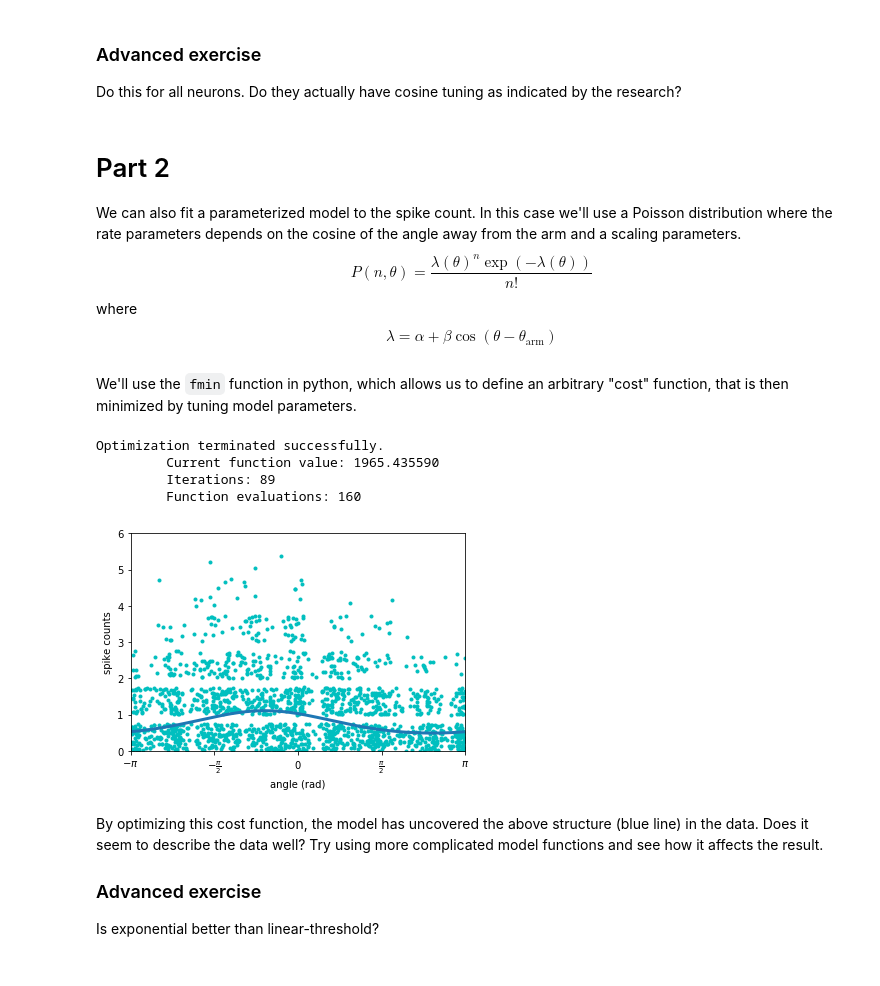
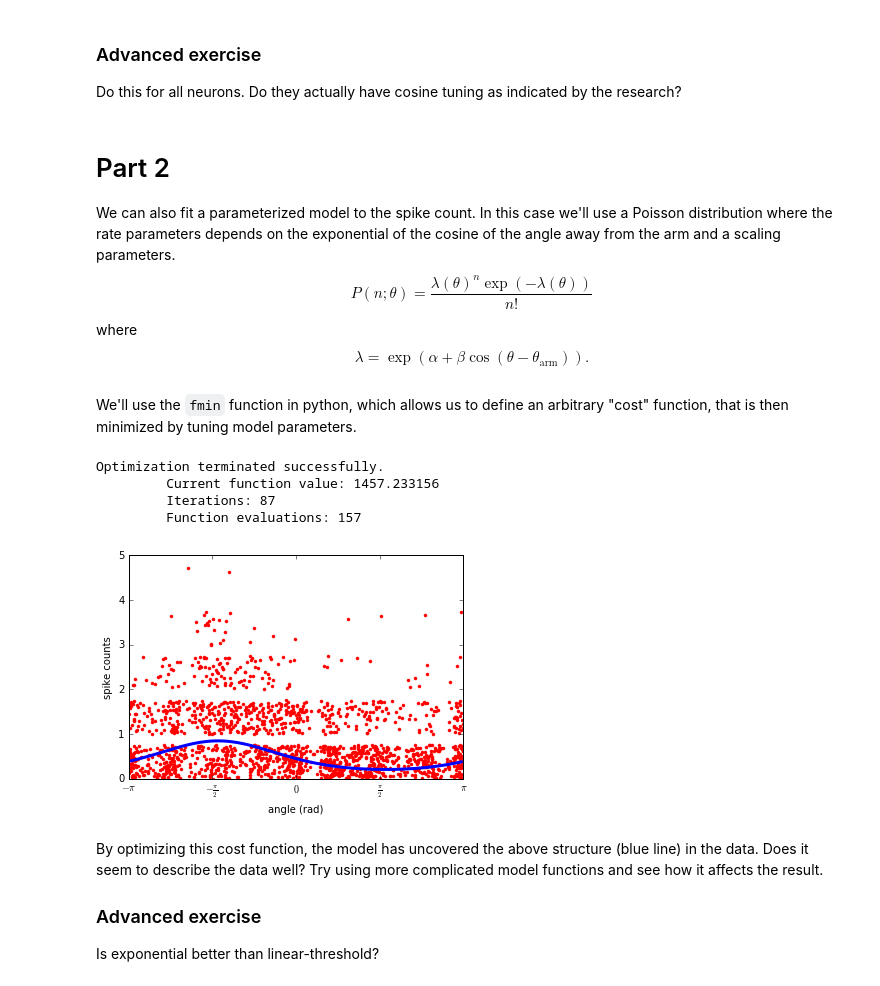
Before and after one commit to TarrySingh/Artificial-Intelligence-Deep-Learning-Machine-Learning-Tutorials, a Jupyter notebook: neurophysics-neuroscience/python/modeling/modeling_data.ipynb, the cells around one changed output. Cells and saved outputs as stored; diff of their text form; code cells hidden in the pictures.

```diff
--- a/neurophysics-neuroscience/python/modeling/modeling_data.ipynb
+++ b/neurophysics-neuroscience/python/modeling/modeling_data.ipynb
@@ -10,30 +10,30 @@ import opencourse.konrad_funcs as kf
 Modeling data involves using observed datapoints to try to make a more general description of patterns that we see. It can be useful to describe the trajectory of a neuron's behavior in time, or to describe the relationship between two variables. Here we will cover the basics of modeling, as well as how we can investigate variability in data and how it affects modeling results.
 # %%
 # Load data and pull out important values
-data = si.loadmat('../data/StevensonV2.mat')
+data = si.loadmat('../../data/StevensonV2.mat')
 
-handVel = data['handVel']
-handPos = data['handPos']
+# Only keep x, y dimensions, transpose to (trials, dims)
+hand_vel = data['handVel'][:2].T
+hand_pos = data['handPos'][:2].T
+# (neurons, trials)
 spikes = data['spikes']
-time = data['time']
 # %%
 # Remove all times where speeds are very slow
 threshold = .015
-isGood = np.where((handVel[0, :]**2 + handVel[1, :]**2) > threshold)[0]
-handVel = handVel[:2,][:, isGood]
-handPos = handPos[:2][:, isGood]
-spikes = spikes[:, isGood]
-time = time.squeeze()[isGood]
-angle = np.arctan2(handVel[0, :], handVel[1, :])
+is_good = np.where(np.linalg.norm(hand_vel, axis=1)**2 > threshold)[0]
+hand_vel = hand_vel[is_good]
+hand_pos = hand_pos[is_good]
+spikes = spikes[:, is_good]
+angle = np.arctan2(hand_vel[:, 0], hand_vel[:, 1])
 # %% [markdown]
 # Part 1
 Plot the spike counts as a function of angle. A small amount of meaningless vertical noise has been added to make visualation easier.
 # %%
 # Plot Raw Data
-nNeuron = 0
+nNeuron = 193
 fig, ax = plt.subplots()
 spikes_noisy = spikes[nNeuron] + 0.75 * np.random.rand(spikes[nNeuron].shape[0])
 max_s = spikes[nNeuron].max()+1
-ax.plot(angle, spikes_noisy, 'c.')
-kf.format_plot(ax, max_s)
+ax.plot(angle, spikes_noisy, 'r.')
+md.format_plot(ax, max_s)
 # %% [output]
@@ -104,10 +104,10 @@ kf.format_plot(ax, max_s)
 Do this for all neurons. Do they actually have cosine tuning as indicated by the research?
 # %% [markdown]
 # Part 2
-We can also fit a parameterized model to the spike count. In this case we'll use a Poisson distribution where the rate parameters depends on the cosine of the angle away from the arm and a scaling parameters.
-$$P(n, \theta) = \frac{\lambda(\theta)^n\exp(-\lambda(\theta))}{n!}$$
+We can also fit a parameterized model to the spike count. In this case we'll use a Poisson distribution where the rate parameters depends on the exponential of the cosine of the angle away from the arm and a scaling parameters.
+$$P(n; \theta) = \frac{\lambda(\theta)^n\exp(-\lambda(\theta))}{n!}$$
 where
-$$\lambda = \alpha+\beta\cos(\theta-\theta_\text{arm})$$
+$$\lambda = \exp\left(\alpha+\beta\cos(\theta-\theta_\text{arm})\right).$$
 # %%
 # This package allows us to perform optimizations
 from scipy import optimize as opt
@@ -115,22 +115,22 @@ from scipy import optimize as opt
 We'll use the `fmin` function in python, which allows us to define an arbitrary "cost" function, that is then minimized by tuning model parameters.
 # %%
 initial_guess=  [.8, 0.1, 4]
-params = opt.fmin(kf.evaluateScoreCosExp, initial_guess,
+params = opt.fmin(md.evaluate_score_ExpCos, initial_guess,
                   args=(spikes[nNeuron, :], angle))
 # %% [output]
 Optimization terminated successfully.
-         Current function value: 1965.435590
-         Iterations: 89
-         Function evaluations: 160
+         Current function value: 1457.233156
+         Iterations: 87
+         Function evaluations: 157
 # %%
 plt_angle = np.arange(-np.pi, np.pi, np.pi / 80.)
 out = np.exp(params[0] + params[1] * np.cos(plt_angle - params[2]))
 fig, ax = plt.subplots()
-ax.plot(angle, spikes_noisy, 'c.')
+ax.plot(angle, spikes_noisy, 'r.')
 ax.plot(plt_angle, out, lw=3)
-kf.format_plot(ax, max_s)
+md.format_plot(ax, max_s)
 # %% [output]
-[figure, old version]
+[figure, new version]
 # %% [markdown]
 By optimizing this cost function, the model has uncovered the above structure (blue line) in the data. Does it seem to describe the data well? Try using more complicated model functions and see how it affects the result.
 
```
Also changed, not shown: parts of 10 cells of this notebook, 7 other files.
